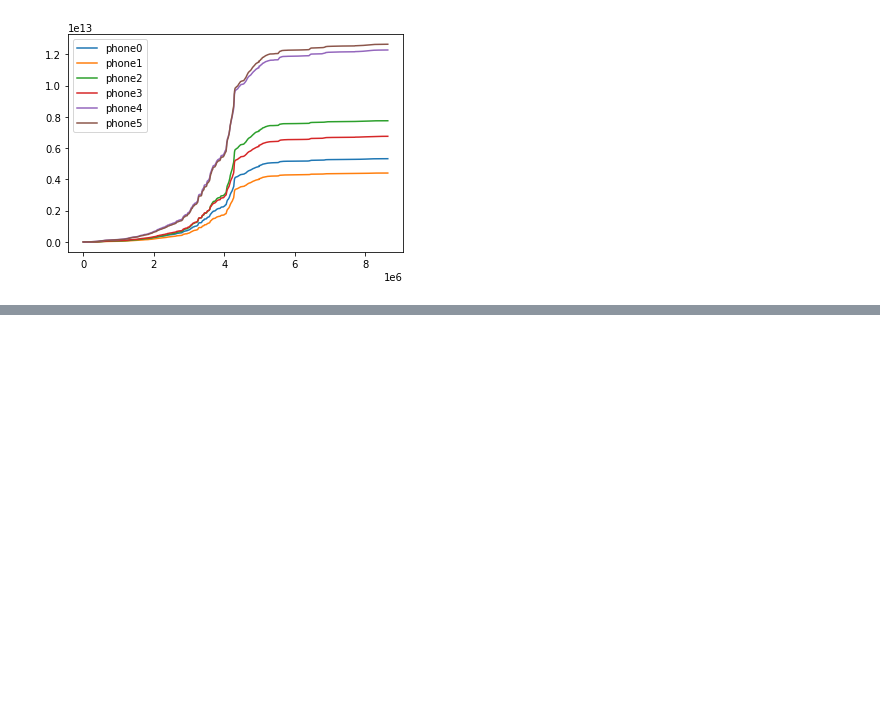
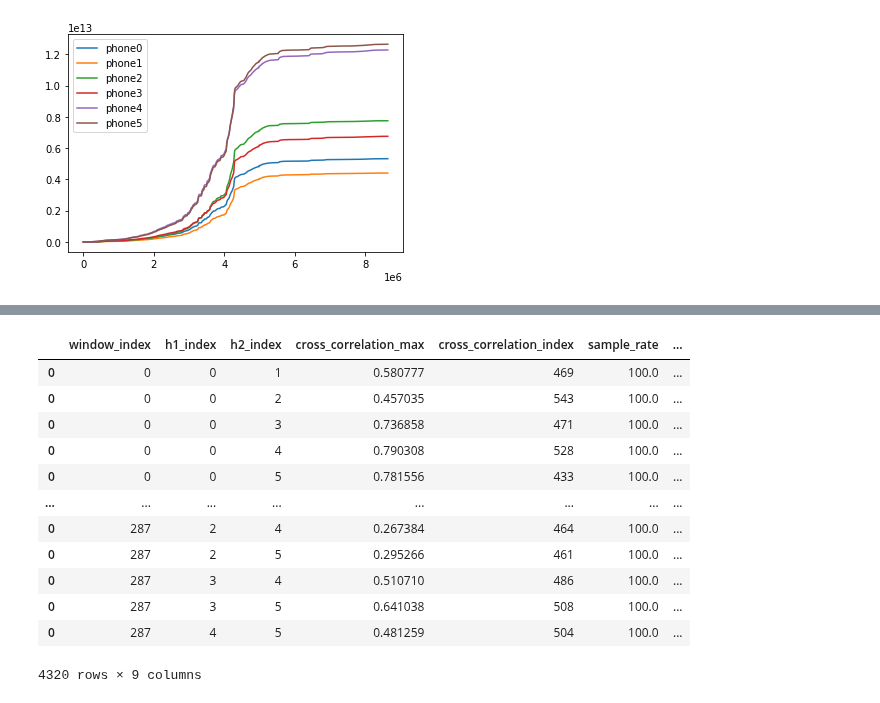
Before and after one commit to SerpRateAI/boreholeAcoustics, a Jupyter notebook: cross-correlate-envelopes.ipynb, the cells around one changed output, grey strips where cells are left out. Cells and saved outputs as stored; diff of their text form; code cells hidden in the pictures; blank space fills up the shorter version.

```diff
--- a/cross-correlate-envelopes.ipynb
+++ b/cross-correlate-envelopes.ipynb
@@ -98,0 +121,47 @@ plt.legend()
+# %%
+cc_df = pd.DataFrame()
+
+day138_windows = day138.slide(window_length=5*60.0, step=5*60.0,)
+
+n = -1
+for window in day138_windows:
+    # print(window[0].stats)
+    # print(window)
+    n+=1
+    for pair in hydrophone_pairs:
+        h1, h2 = pair
+        cc = obspy.signal.cross_correlation.correlate(a=window[h1]
+                                                      , b=window[h2]
+                                                      , shift=100*5
+                                                      , demean=True
+                                                      , normalize=True)
+
+        window_df = pd.DataFrame(
+            {
+                'window_index':[n,]
+                ,'h1_index':(h1,) # first hydrophone index used for cross correlation
+                , 'h2_index':(h2,) # second hydrophone index used for cross correlation
+                ,'cross_correlation_max':[cc.max(),]
+                ,'cross_correlation_index':[np.argmax(cc),]
+                ,'sample_rate':[window[0].stats.sampling_rate,]
+                ,'window_starttime':[window[0].stats.starttime,]
+                ,'window_endtime':[window[0].stats.endtime]
+                ,'lagtime_seconds':((np.argmax(cc)-500)*1/100.,)
+            }
+        )
+        cc_df = pd.concat([cc_df, window_df])
+cc_df
+# %% [output]
+|  | window_index | h1_index | h2_index | cross_correlation_max | cross_correlation_index | sample_rate | ... |
+| 0 | 0 | 0 | 1 | 0.580777 | 469 | 100.0 | ... |
+| 0 | 0 | 0 | 2 | 0.457035 | 543 | 100.0 | ... |
+| 0 | 0 | 0 | 3 | 0.736858 | 471 | 100.0 | ... |
+| 0 | 0 | 0 | 4 | 0.790308 | 528 | 100.0 | ... |
+| 0 | 0 | 0 | 5 | 0.781556 | 433 | 100.0 | ... |
+| ... | ... | ... | ... | ... | ... | ... | ... |
+| 0 | 287 | 2 | 4 | 0.267384 | 464 | 100.0 | ... |
+| 0 | 287 | 2 | 5 | 0.295266 | 461 | 100.0 | ... |
+| 0 | 287 | 3 | 4 | 0.510710 | 486 | 100.0 | ... |
+| 0 | 287 | 3 | 5 | 0.641038 | 508 | 100.0 | ... |
+| 0 | 287 | 4 | 5 | 0.481259 | 504 | 100.0 | ... |
+4320 rows × 9 columns
```
Also changed, not shown: parts of 9 cells of this notebook, 3 other files.
